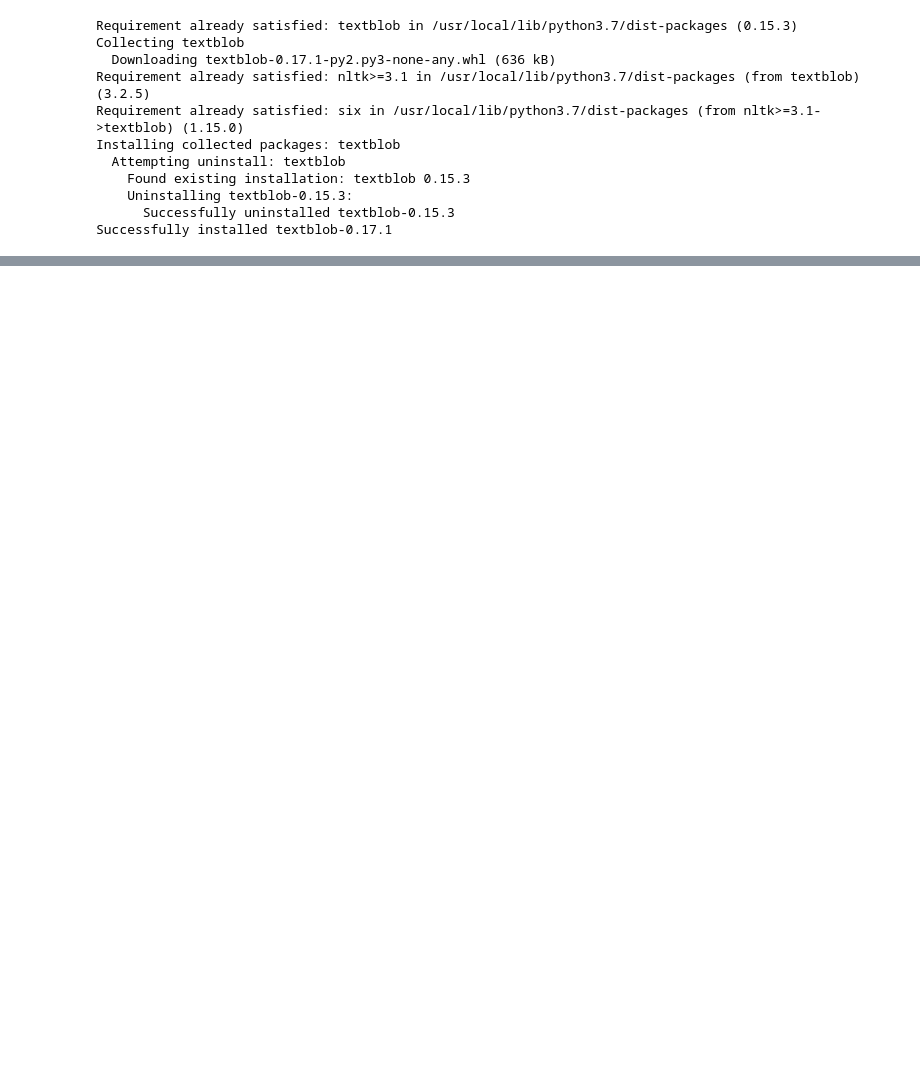
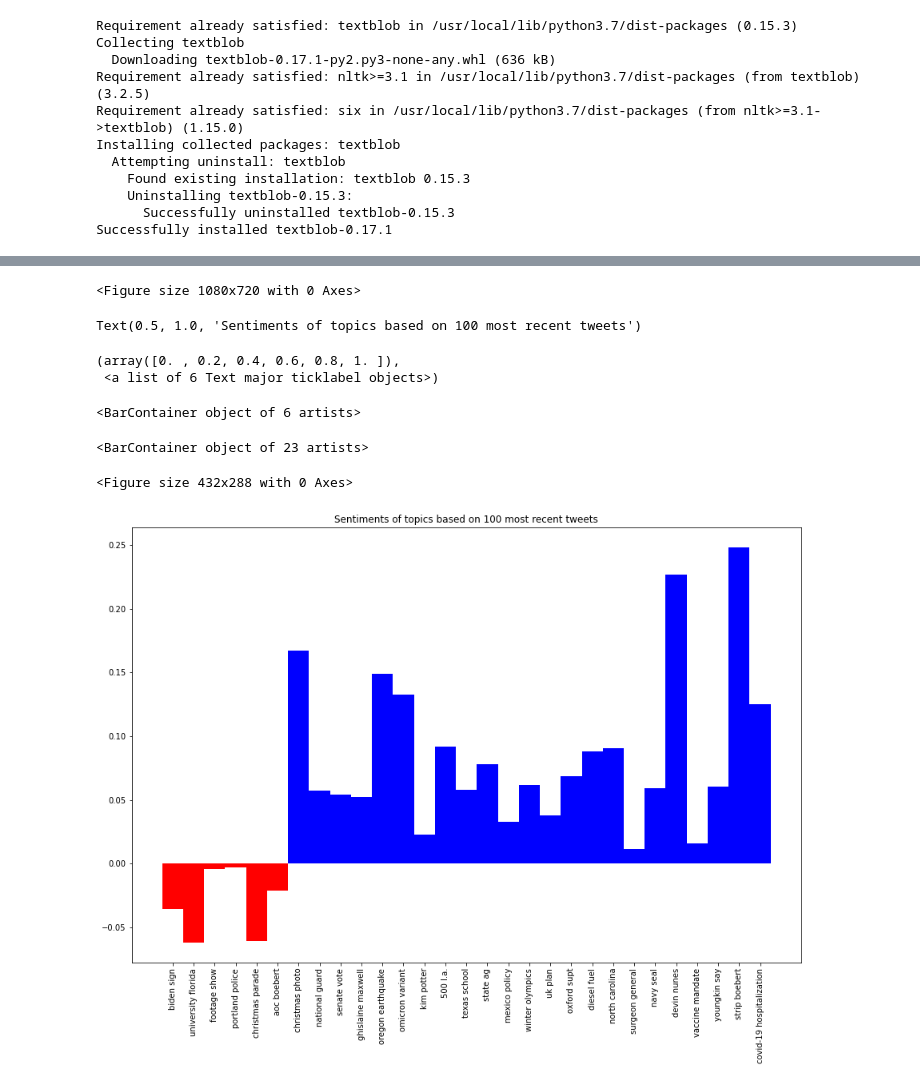
Before and after one commit to SidIzG/DataScience, a Jupyter notebook: Twitter_Sentiment_Analysis_Project.ipynb, the cells around one changed output, grey strips where cells are left out. Drawn from its saved outputs; the diff is of its cells as text; code cells hidden in the pictures; blank space fills up the shorter version.

```diff
--- a/Twitter_Sentiment_Analysis_Project.ipynb
+++ b/Twitter_Sentiment_Analysis_Project.ipynb
@@ -312,0 +348,27 @@ getting tweets before 1318388884003315711
+# %%
+from matplotlib.pyplot import figure
+
+negative_data = {}
+positive_data = {}
+for key, val in topic_sentiments.items():
+  if val < 0:
+    negative_data[key] = val
+  elif val > 0:
+    positive_data[key] = val
+
+fig = plt.figure()
+figure(figsize=(15, 10))
+ax = plt.subplot(111)
+ax.set_title("Sentiments of topics based on 100 most recent tweets")
+plt.xticks(rotation=90)
+ax.bar(negative_data.keys(), negative_data.values(), width=1, color='r')
+ax.bar(positive_data.keys(), positive_data.values(), width=1, color='b')
+# %% [output]
+<Figure size 1080x720 with 0 Axes>
+Text(0.5, 1.0, 'Sentiments of topics based on 100 most recent tweets')
+(array([0. , 0.2, 0.4, 0.6, 0.8, 1. ]),
+ <a list of 6 Text major ticklabel objects>)
+<BarContainer object of 6 artists>
+<BarContainer object of 23 artists>
+<Figure size 432x288 with 0 Axes>
+[figure, added]
```
Also changed, not shown: parts of 49 cells of this notebook.
